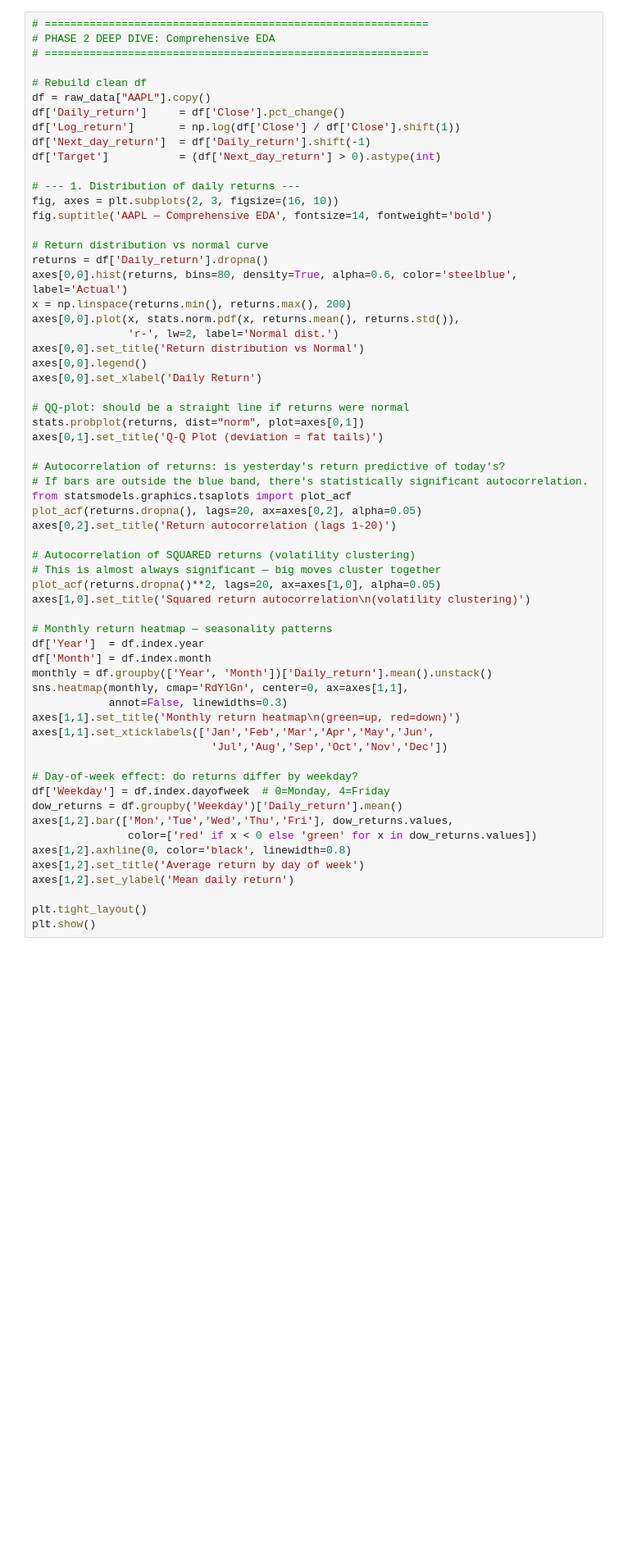
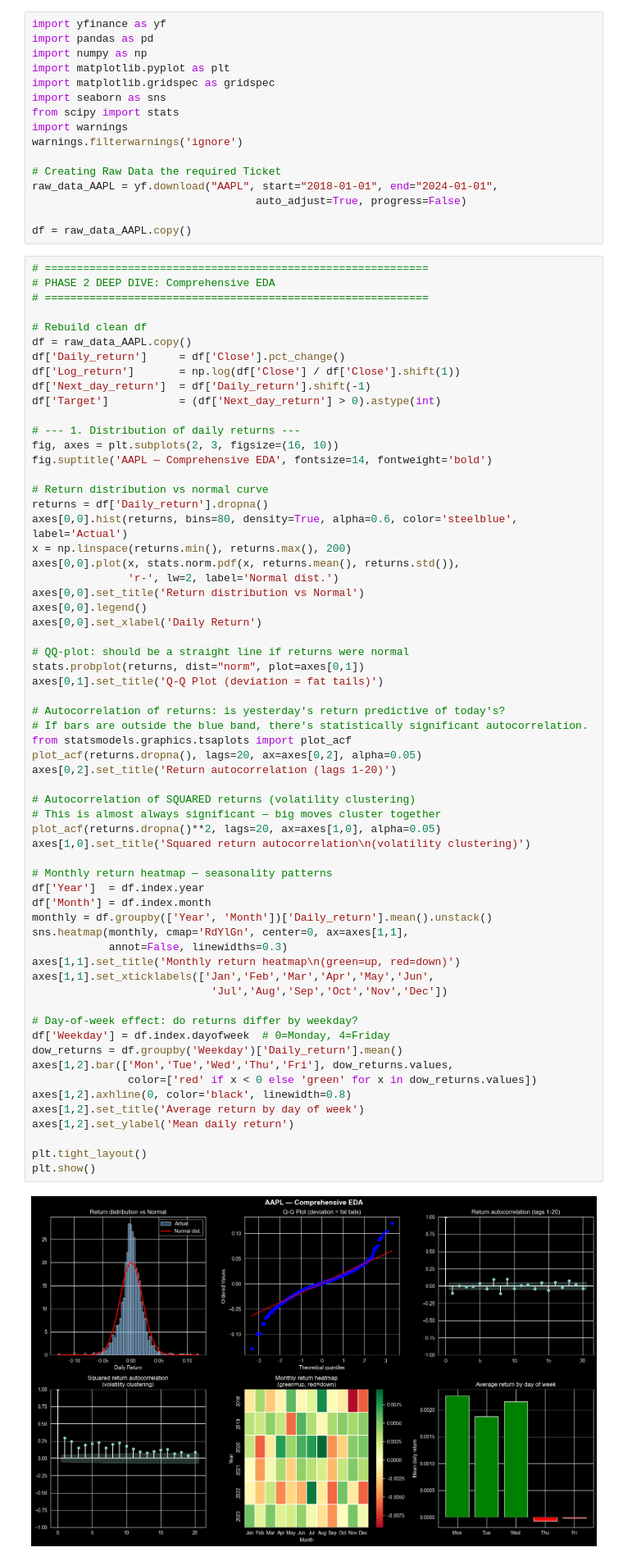
Before and after one commit to mustapha-quant/quant-predictive-models, a Jupyter notebook: notebooks/02_Comprehensive EDA.ipynb, the cells around one changed output. Shown at 82% size. Saved outputs shown, nothing was run; the diff lists cells and outputs as text; blank space fills up the shorter version.

```diff
--- a/notebooks/02_Comprehensive EDA.ipynb
+++ b/notebooks/02_Comprehensive EDA.ipynb
@@ -1,10 +1,26 @@
+# %%
+import yfinance as yf
+import pandas as pd
+import numpy as np
+import matplotlib.pyplot as plt
+import matplotlib.gridspec as gridspec
+import seaborn as sns
+from scipy import stats
+import warnings
+warnings.filterwarnings('ignore')
+
+# Creating Raw Data the required Ticket
+raw_data_AAPL = yf.download("AAPL", start="2018-01-01", end="2024-01-01",
+                                   auto_adjust=True, progress=False)
+
+df = raw_data_AAPL.copy()
 # %%
 # ============================================================
 # PHASE 2 DEEP DIVE: Comprehensive EDA
 # ============================================================
 
 # Rebuild clean df
-df = raw_data["AAPL"].copy()
+df = raw_data_AAPL.copy()
 df['Daily_return']     = df['Close'].pct_change()
 df['Log_return']       = np.log(df['Close'] / df['Close'].shift(1))
 df['Next_day_return']  = df['Daily_return'].shift(-1)
@@ -33,33 +49,35 @@ axes[0,1].set_title('Q-Q Plot (deviation = fat tails)')
 from statsmodels.graphics.tsaplots import plot_acf
 plot_acf(returns.dropna(), lags=20, ax=axes[0,2], alpha=0.05)
 axes[0,2].set_title('Return autocorrelation (lags 1-20)')
 
 # Autocorrelation of SQUARED returns (volatility clustering)
 # This is almost always significant — big moves cluster together
 plot_acf(returns.dropna()**2, lags=20, ax=axes[1,0], alpha=0.05)
 axes[1,0].set_title('Squared return autocorrelation\n(volatility clustering)')
 
 # Monthly return heatmap — seasonality patterns
 df['Year']  = df.index.year
 df['Month'] = df.index.month
 monthly = df.groupby(['Year', 'Month'])['Daily_return'].mean().unstack()
 sns.heatmap(monthly, cmap='RdYlGn', center=0, ax=axes[1,1],
             annot=False, linewidths=0.3)
 axes[1,1].set_title('Monthly return heatmap\n(green=up, red=down)')
 axes[1,1].set_xticklabels(['Jan','Feb','Mar','Apr','May','Jun',
                             'Jul','Aug','Sep','Oct','Nov','Dec'])
 
 # Day-of-week effect: do returns differ by weekday?
 df['Weekday'] = df.index.dayofweek  # 0=Monday, 4=Friday
 dow_returns = df.groupby('Weekday')['Daily_return'].mean()
 axes[1,2].bar(['Mon','Tue','Wed','Thu','Fri'], dow_returns.values,
                color=['red' if x < 0 else 'green' for x in dow_returns.values])
 axes[1,2].axhline(0, color='black', linewidth=0.8)
 axes[1,2].set_title('Average return by day of week')
 axes[1,2].set_ylabel('Mean daily return')
 
 plt.tight_layout()
 plt.show()
+# %% [output]
+[figure, added]
 # %%
 # --- 2. Rolling statistics: how does the stock's character change over time? ---
 fig, axes = plt.subplots(3, 1, figsize=(16, 12), sharex=True)
```
Also changed, not shown: parts of 2 cells of this notebook, 4 other files.
